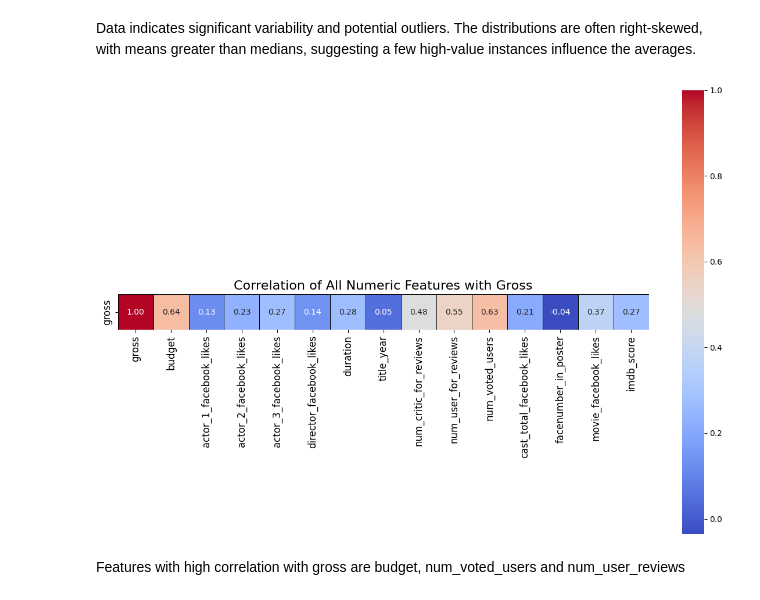
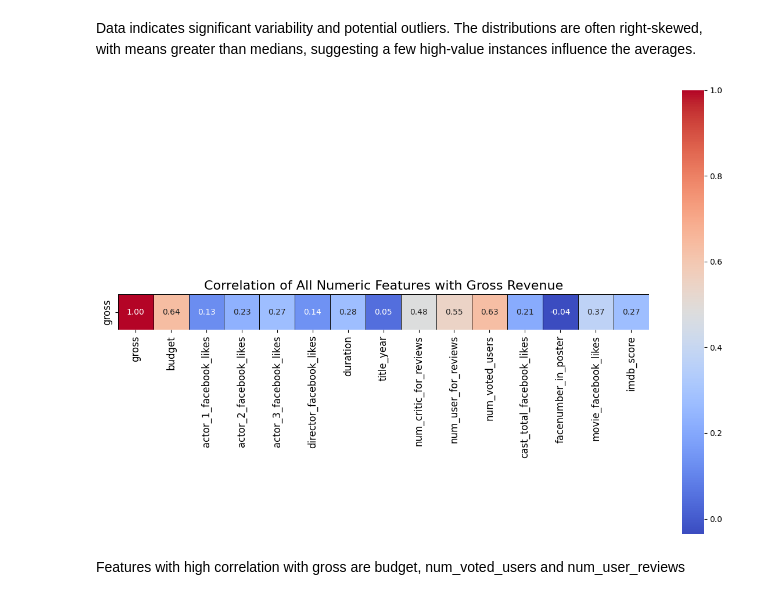
Before and after one commit to LegallyNotBlonde/Movie_Analysis, a Jupyter notebook: Main_Code.ipynb, the cells around one changed output. Drawn from its saved outputs; the diff is of its cells as text; code cells hidden in the pictures.

```diff
--- a/Main_Code.ipynb
+++ b/Main_Code.ipynb
@@ -269,33 +269,33 @@ Data indicates significant variability and potential outliers. The distributions
 # %%
 # Select only numeric columns from the dataset
 numeric_data = movie_data.select_dtypes(include=['float64','int64'])
 
 # Calculate the correlation matrix for the numeric columns
 correlation_matrix = numeric_data.corr()
 
 # Select the correlation values specifically with 'profit' and transpose the result for easier visualization
 correlation_profit = correlation_matrix[['gross']].T
 
 # Set up the matplotlib figure for the heatmap
 plt.figure(figsize=(12, 8))
 
 # Draw a heatmap to visualize the sorted correlation of all features with 'profit'
 sns.heatmap(correlation_profit, annot=True, fmt=".2f", cmap='coolwarm',
             square=True, cbar=True, linewidths=0.5, linecolor='black')
 
 # Set the title and adjust font size for clarity
-plt.title('Correlation of All Numeric Features with Gross', fontsize=16)
+plt.title('Correlation of All Numeric Features with Gross Revenue', fontsize=16)
 plt.xticks(fontsize=12)
 plt.yticks(fontsize=12)
 
 # Improve layout for better spacing and display the plot
 plt.tight_layout()
 
 # Save the figure as a PNG file
 plt.savefig('original heatmap.png', format='png')
 plt.show()
 # %% [output]
-[figure, old version]
+[figure, new version]
 # %% [markdown]
 Features with high correlation with gross are budget, num_voted_users and num_user_reviews
 # %% [markdown]
```
Also changed, not shown: parts of 15 cells of this notebook, 2 other files.
